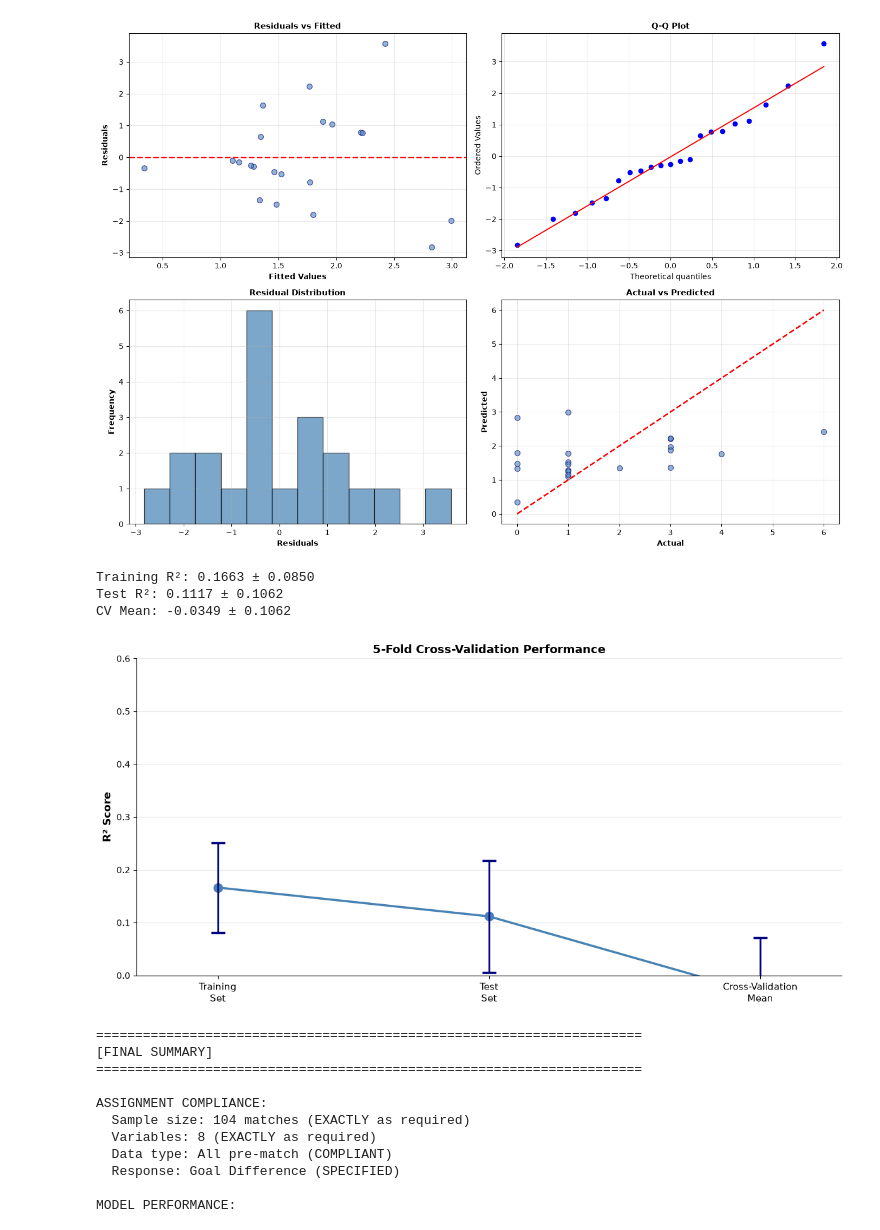
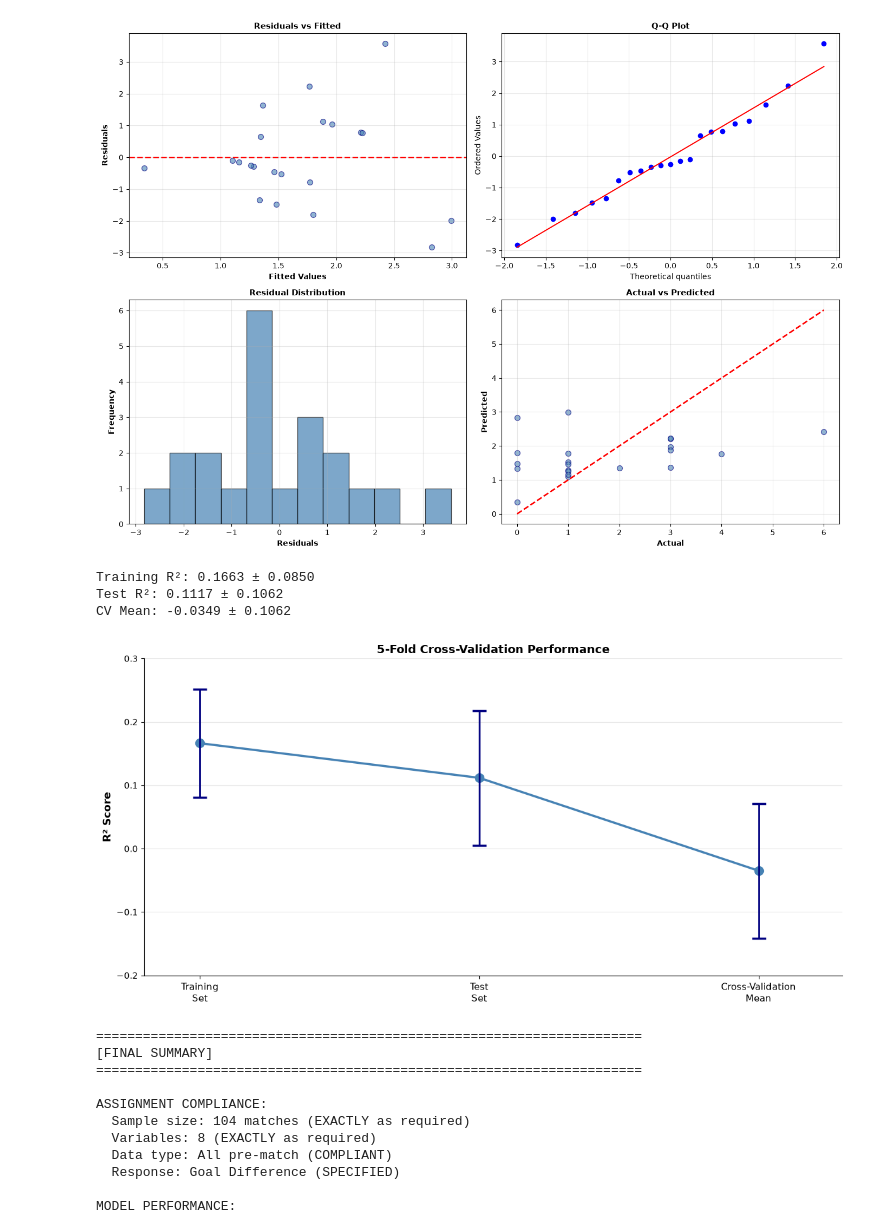
Before and after one commit to DanDooLoo/HIT140_Assessment-2_Group23, a Jupyter notebook: LinearRegression_2_1_Final.ipynb, the cells around one changed output. Saved outputs shown, nothing was run; the diff lists cells and outputs as text; code cells hidden in the pictures.

```diff
--- a/LinearRegression_2_1_Final.ipynb
+++ b/LinearRegression_2_1_Final.ipynb
@@ -581,36 +581,36 @@ categories = ['Training\nSet', 'Test\nSet', 'Cross-Validation\nMean']
 r2_scores = [r2_train_val, r2_test_val, cv_mean_val]
 errors = [train_error, test_error, cv_error]
 
 # Plot line
 ax.plot(x_pos, r2_scores, 'o-', color='steelblue', linewidth=2.5, markersize=10)
 
 # Add different error bars
 ax.errorbar(x_pos, r2_scores, yerr=errors, fmt='none',
             ecolor='navy', capsize=8, capthick=2.5, linewidth=2)
 
 # Formatting
 ax.set_ylabel('R² Score', fontsize=12, fontweight='bold')
 ax.set_title('5-Fold Cross-Validation Performance', fontsize=13, fontweight='bold')
 ax.set_xticks(x_pos)
 ax.set_xticklabels(categories, fontsize=11)
-ax.set_ylim([0, 0.6])
-ax.set_xlim([-0.3, 2.3])
+ax.set_ylim([-0.2, 0.3])
+ax.set_xlim([-0.2, 2.3])
 ax.grid(alpha=0.3, axis='y')
 ax.set_axisbelow(True)
 ax.spines['top'].set_visible(False)
 ax.spines['right'].set_visible(False)
 
 plt.tight_layout()
 
 
 print(f'\nTraining R²: {r2_train_val:.4f} ± {train_error:.4f}')
 print(f'Test R²: {r2_test_val:.4f} ± {test_error:.4f}')
 print(f'CV Mean: {cv_mean_val:.4f} ± {cv_error:.4f}')
 # %% [output]
 Training R²: 0.1663 ± 0.0850
 Test R²: 0.1117 ± 0.1062
 CV Mean: -0.0349 ± 0.1062
-[figure, old version]
+[figure, new version]
 # %%
 #==============================
 # FINAL SUMMARY AND EXPORT
```
